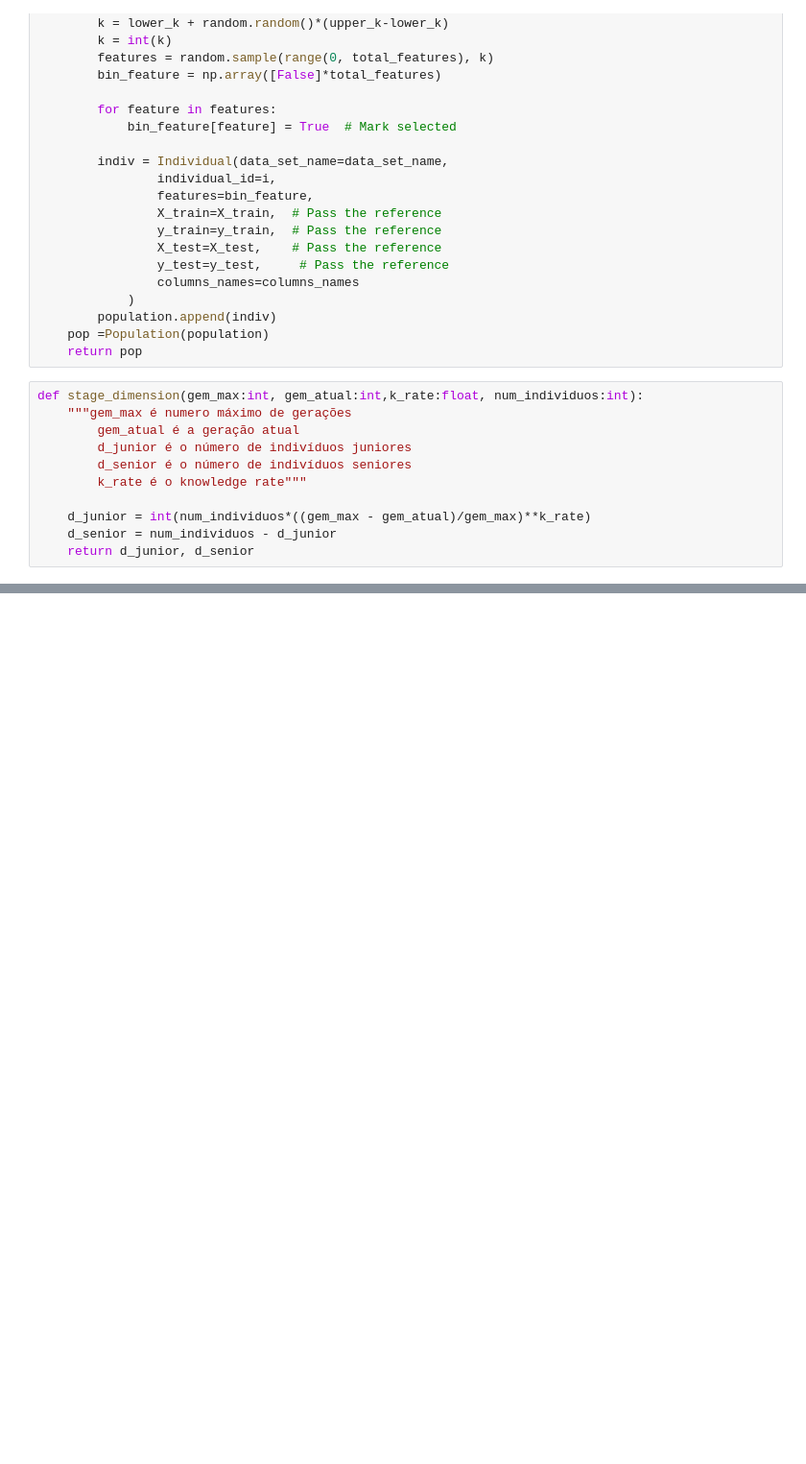
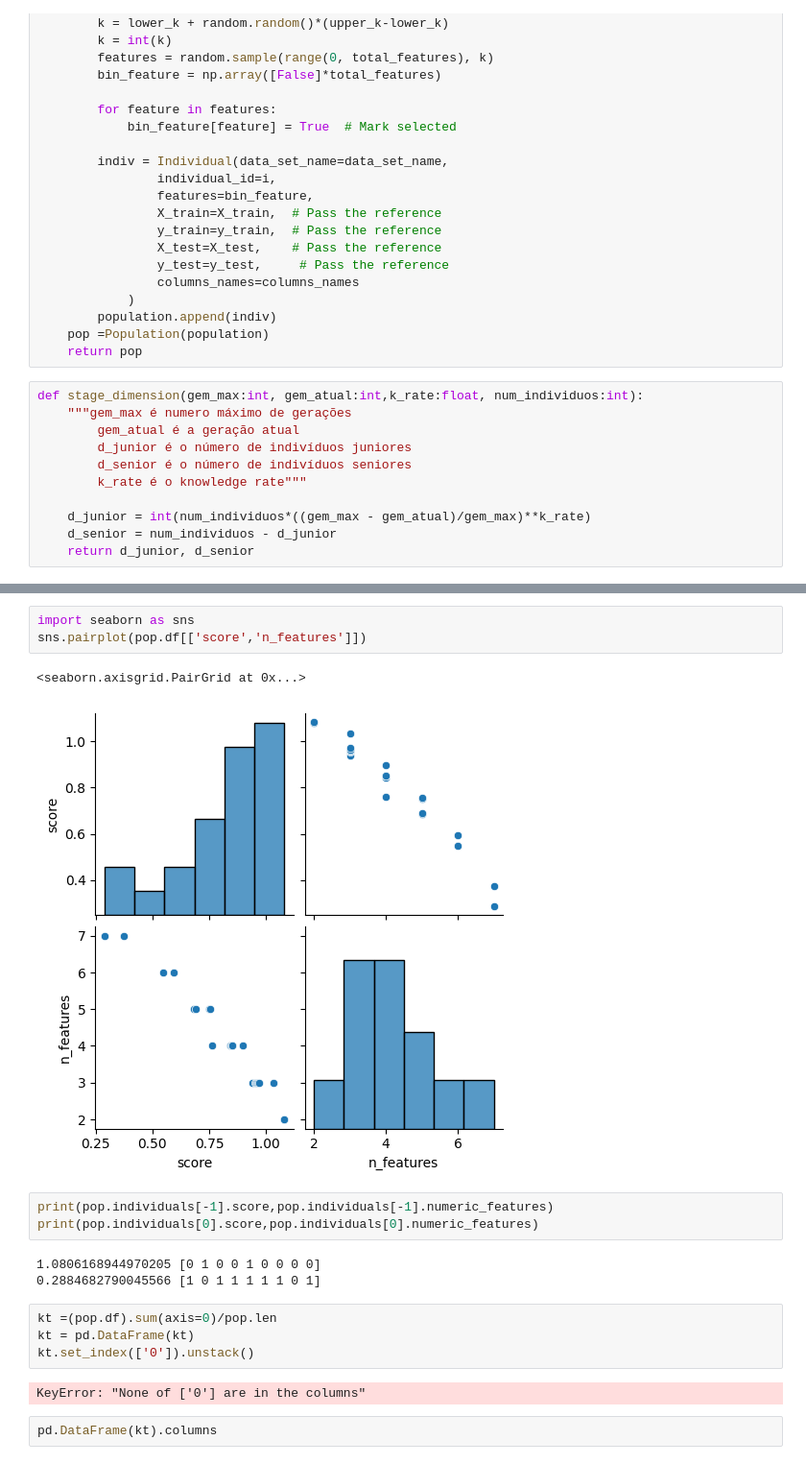
Before and after one commit to Romulol-B/pBGSK, a Jupyter notebook: notebooks/fs-pbgsk.ipynb, the cells around one changed output, grey strips where cells are left out. Shown at 96% size. Saved outputs shown, nothing was run; the diff lists cells and outputs as text; blank space fills up the shorter version.

```diff
--- a/notebooks/fs-pbgsk.ipynb
+++ b/notebooks/fs-pbgsk.ipynb
@@ -226,0 +277,20 @@ pop.ploting_freq()
+# %%
+import seaborn as sns
+sns.pairplot(pop.df[['score','n_features']])
+# %% [output]
+<seaborn.axisgrid.PairGrid at 0x...>
+[figure, added]
+# %%
+print(pop.individuals[-1].score,pop.individuals[-1].numeric_features)
+print(pop.individuals[0].score,pop.individuals[0].numeric_features)
+# %% [output]
+1.0806168944970205 [0 1 0 0 1 0 0 0 0]
+0.2884682790045566 [1 0 1 1 1 1 1 0 1]
+# %%
+kt =(pop.df).sum(axis=0)/pop.len
+kt = pd.DataFrame(kt)
+kt.set_index(['0']).unstack()
+# %% [output]
+KeyError: "None of ['0'] are in the columns"
+# %%
+pd.DataFrame(kt).columns
```
Also changed, not shown: parts of 7 cells of this notebook, 1 other file.
